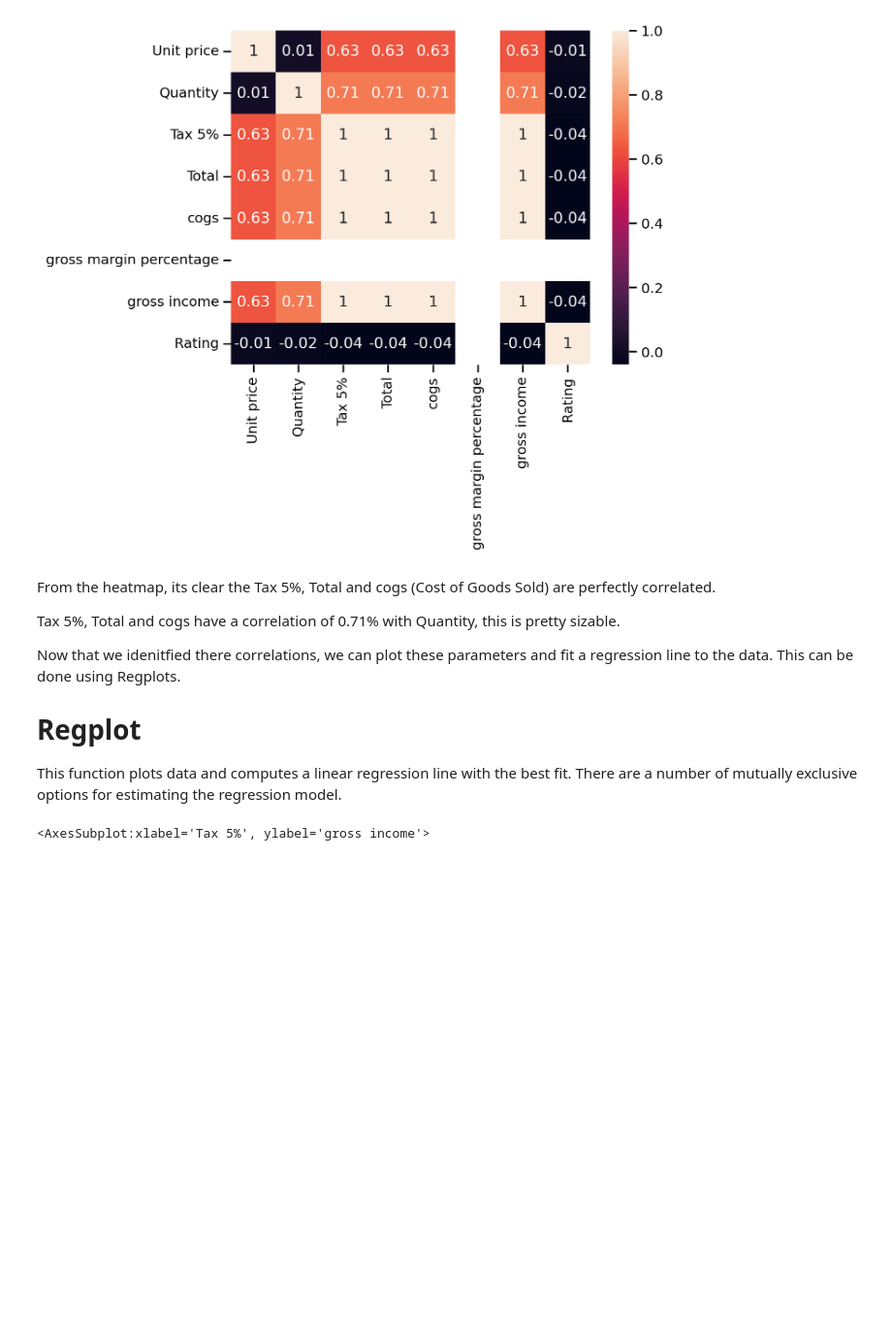
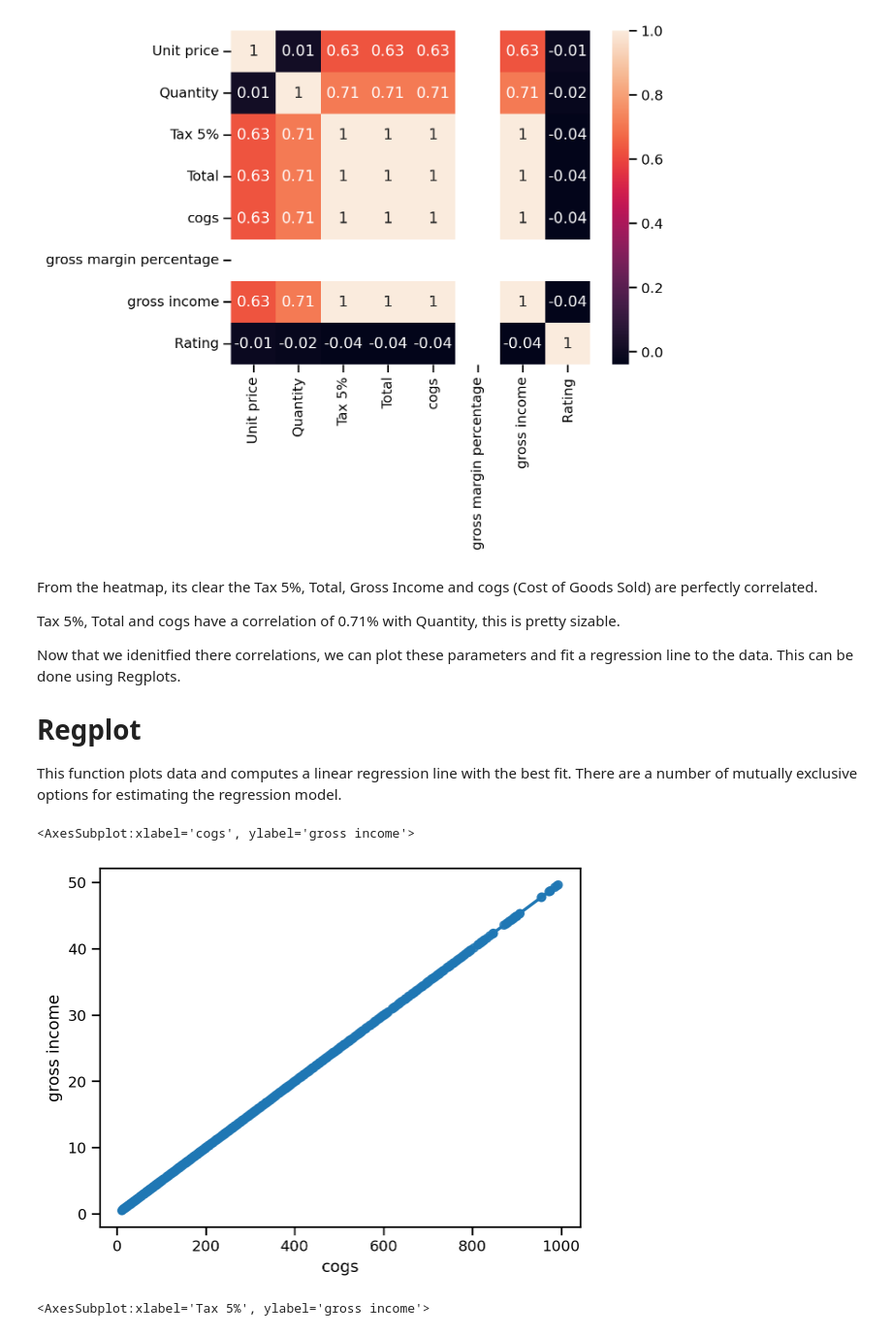
Before and after one commit to palaniappan-r/WSC-Analytics-Workshop, a Jupyter notebook: notebook.ipynb, the cells around one changed output. Shown at 97% size. Cells and saved outputs as stored; diff of their text form; code cells hidden in the pictures; blank space fills up the shorter version.

```diff
--- a/notebook.ipynb
+++ b/notebook.ipynb
@@ -274,7 +274,7 @@ plt.show()
 # %% [output]
 [figure]
 # %% [markdown]
-From the heatmap, its clear the Tax 5%, Total and cogs (Cost of Goods Sold) are perfectly correlated.
+From the heatmap, its clear the Tax 5%, Total, Gross Income and cogs (Cost of Goods Sold) are perfectly correlated.
 
 Tax 5%, Total and cogs have a correlation of 0.71% with Quantity, this is pretty sizable.
 
@@ -283,6 +283,11 @@ Now that we idenitfied there correlations, we can plot these parameters and fit
 # Regplot
 
 This function plots data and computes a linear regression line  with the best fit. There are a number of mutually exclusive options for estimating the regression model.
+# %%
+sns.regplot(x='cogs',y='gross income',data=sales)
+# %% [output]
+<AxesSubplot:xlabel='cogs', ylabel='gross income'>
+[figure, added]
 # %%
 sns.regplot(x='Tax 5%',y='gross income',data=sales)
 # %% [output]
```
